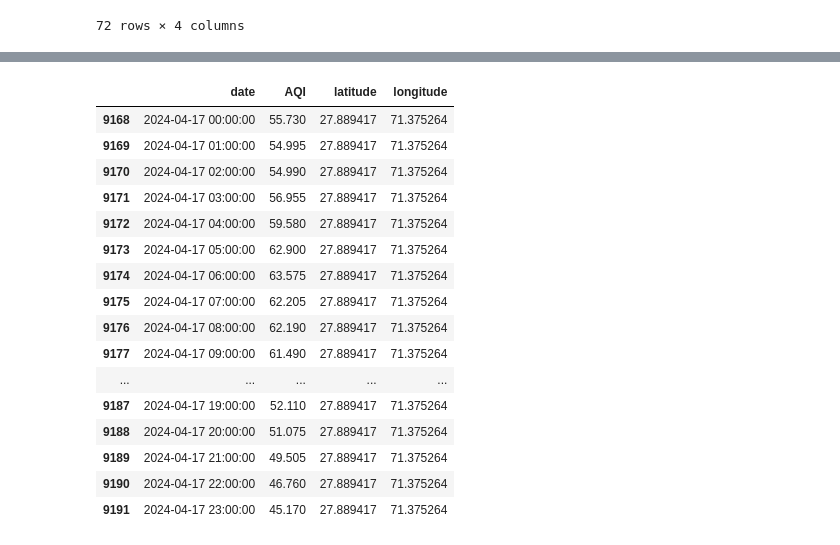
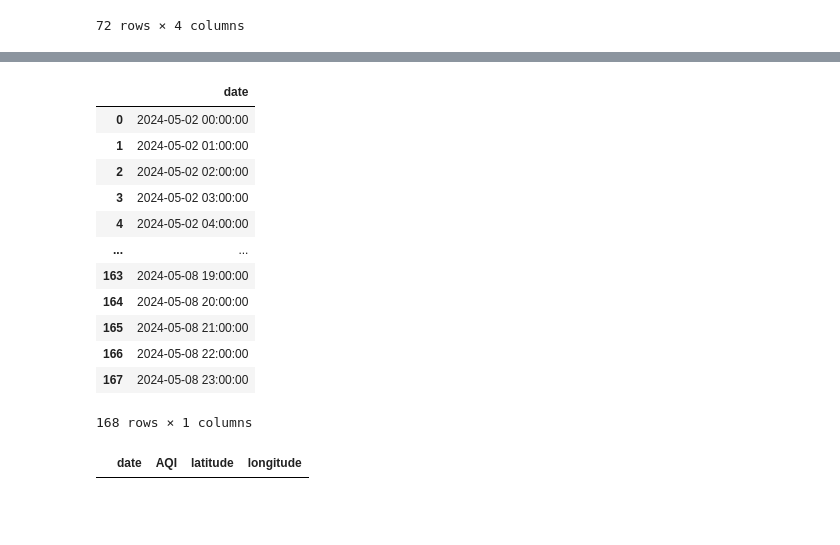
Before and after one commit to timothyafolami/Punjabaoi-Air-Quality-Prediction, a Jupyter notebook: map_analysis.ipynb, the cells around one changed output, grey strips where cells are left out. Cells and saved outputs as stored; diff of their text form; code cells hidden in the pictures; blank space fills up the shorter version.

```diff
--- a/map_analysis.ipynb
+++ b/map_analysis.ipynb
@@ -187,34 +193,40 @@ data1
-# %%
-def create_hourly_increments(date):
-
-    return pd.date_range(date, periods=24, freq='H')
-
-def get_date_data(df, date):
-    df['date'] = pd.to_datetime(df['date'])
-    # convert date to datetime
-    date_dt = pd.to_datetime(date)
-    # getting the hourly increments for the selected date
-    hourly_df = pd.DataFrame({'date': create_hourly_increments(date)})
-    data_ = df[df['date'].isin(hourly_df['date'].astype(str).values.tolist())]
-    return data_
+# %%
+def today():
+    return date.today()
+
+def next_week_dates():
+    next = today() + timedelta(days=7)
+    dates = [next + timedelta(days=i) for i in range(7)]
+    string_format = "%Y-%m-%d"
+    next_week_strings = [date.strftime(string_format) for date in dates]
+    days_dt = [pd.to_datetime(date) for date in next_week_strings]
+
+    hourly_dataframes = []
+    for date in days_dt:
+        hourly_df = pd.DataFrame({'date': create_hourly_increments(date)})
+        hourly_dataframes.append(hourly_df)
+
+    all_hours_df = pd.concat(hourly_dataframes, ignore_index=True)
+    return all_hours_df  # Return the DataFrame with hourly data
+
+data = next_week_dates()
+data
+# %% [output]
+|  | date |
+| 0 | 2024-05-02 00:00:00 |
+| 1 | 2024-05-02 01:00:00 |
+| 2 | 2024-05-02 02:00:00 |
+| 3 | 2024-05-02 03:00:00 |
+| 4 | 2024-05-02 04:00:00 |
+| ... | ... |
+| 163 | 2024-05-08 19:00:00 |
+| 164 | 2024-05-08 20:00:00 |
+| 165 | 2024-05-08 21:00:00 |
+| 166 | 2024-05-08 22:00:00 |
+| 167 | 2024-05-08 23:00:00 |
+168 rows × 1 columns
 # %%
-d = get_date_data(data, '2024-04-17')
+d = get_date_data(data, '2024-05-17')
 d
 # %% [output]
 |  | date | AQI | latitude | longitude |
-| 9168 | 2024-04-17 00:00:00 | 55.730 | 27.889417 | 71.375264 |
-| 9169 | 2024-04-17 01:00:00 | 54.995 | 27.889417 | 71.375264 |
-| 9170 | 2024-04-17 02:00:00 | 54.990 | 27.889417 | 71.375264 |
-| 9171 | 2024-04-17 03:00:00 | 56.955 | 27.889417 | 71.375264 |
-| 9172 | 2024-04-17 04:00:00 | 59.580 | 27.889417 | 71.375264 |
-| 9173 | 2024-04-17 05:00:00 | 62.900 | 27.889417 | 71.375264 |
-| 9174 | 2024-04-17 06:00:00 | 63.575 | 27.889417 | 71.375264 |
-| 9175 | 2024-04-17 07:00:00 | 62.205 | 27.889417 | 71.375264 |
-| 9176 | 2024-04-17 08:00:00 | 62.190 | 27.889417 | 71.375264 |
-| 9177 | 2024-04-17 09:00:00 | 61.490 | 27.889417 | 71.375264 |
-| ... | ... | ... | ... | ... |
-| 9187 | 2024-04-17 19:00:00 | 52.110 | 27.889417 | 71.375264 |
-| 9188 | 2024-04-17 20:00:00 | 51.075 | 27.889417 | 71.375264 |
-| 9189 | 2024-04-17 21:00:00 | 49.505 | 27.889417 | 71.375264 |
-| 9190 | 2024-04-17 22:00:00 | 46.760 | 27.889417 | 71.375264 |
-| 9191 | 2024-04-17 23:00:00 | 45.170 | 27.889417 | 71.375264 |
```
Also changed, not shown: parts of 9 cells of this notebook, 3 other files.
